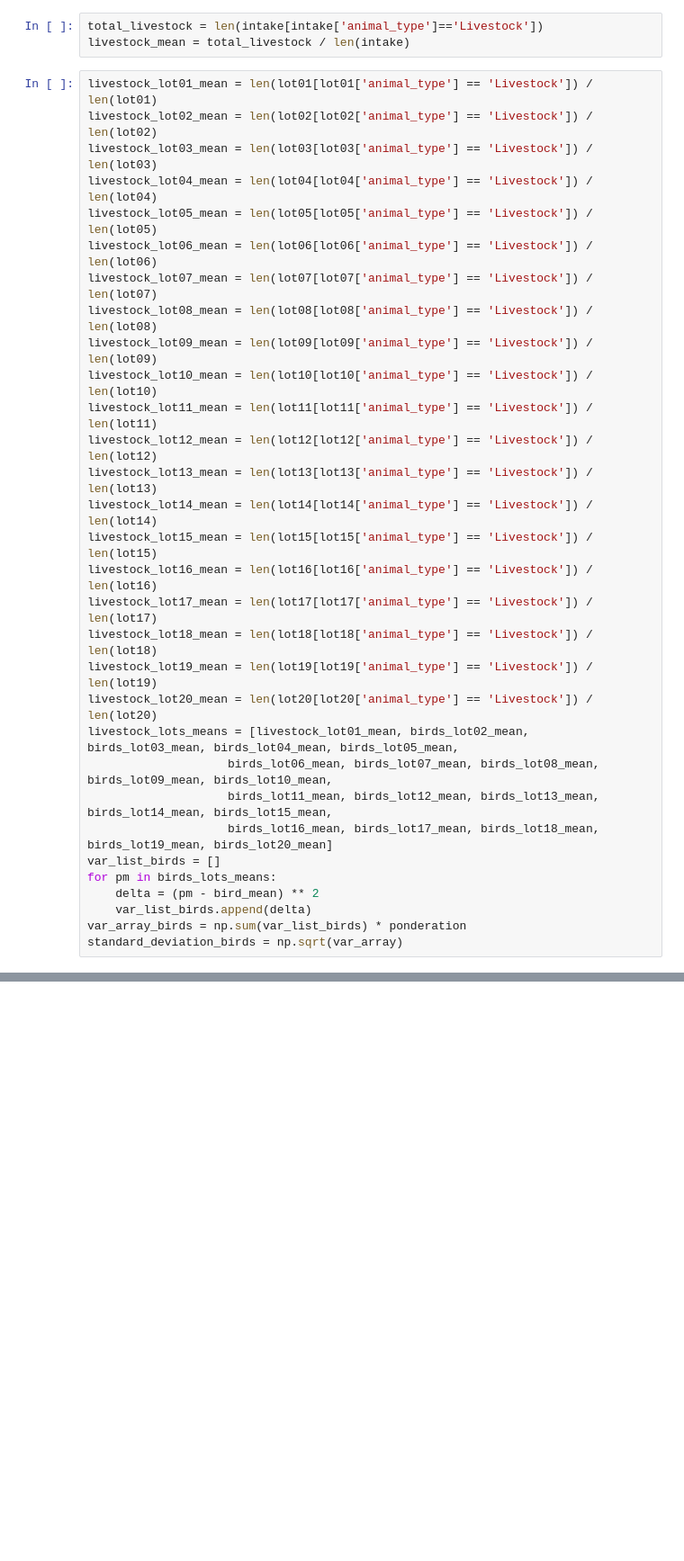
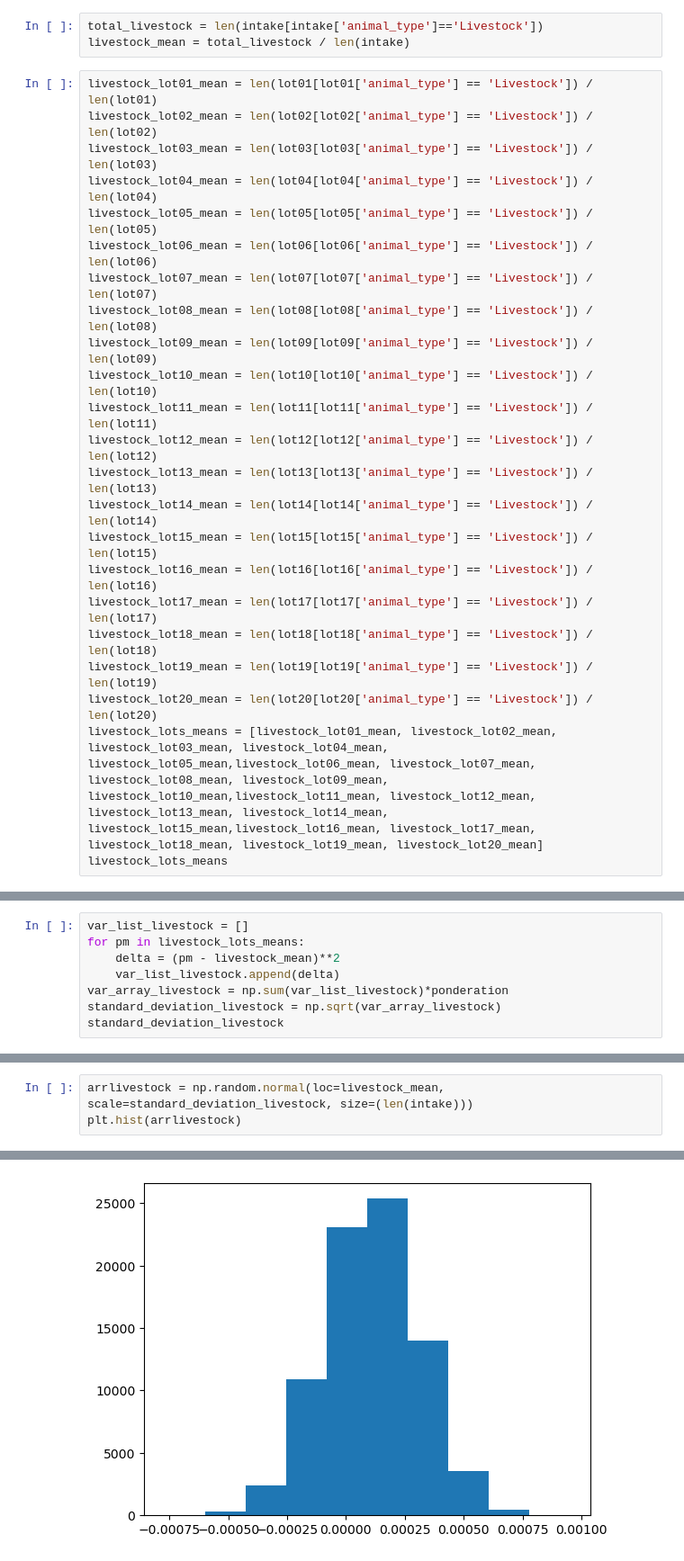
Before and after one commit to 3Grey6Jedi9/Data-Analysis-Project-05, a Jupyter notebook: Pet Shelter Analysis.ipynb, the cells around one changed output, grey strips where cells are left out. Shown at 90% size. Cells and saved outputs as stored; diff of their text form; blank space fills up the shorter version.

```diff
--- a/Pet Shelter Analysis.ipynb
+++ b/Pet Shelter Analysis.ipynb
@@ -446,13 +446,5 @@ livestock_lot17_mean = len(lot17[lot17['animal_type'] == 'Livestock']) / len(lot
 livestock_lot18_mean = len(lot18[lot18['animal_type'] == 'Livestock']) / len(lot18)
 livestock_lot19_mean = len(lot19[lot19['animal_type'] == 'Livestock']) / len(lot19)
 livestock_lot20_mean = len(lot20[lot20['animal_type'] == 'Livestock']) / len(lot20)
-livestock_lots_means = [livestock_lot01_mean, birds_lot02_mean, birds_lot03_mean, birds_lot04_mean, birds_lot05_mean,
-                    birds_lot06_mean, birds_lot07_mean, birds_lot08_mean, birds_lot09_mean, birds_lot10_mean,
-                    birds_lot11_mean, birds_lot12_mean, birds_lot13_mean, birds_lot14_mean, birds_lot15_mean,
-                    birds_lot16_mean, birds_lot17_mean, birds_lot18_mean, birds_lot19_mean, birds_lot20_mean]
-var_list_birds = []
-for pm in birds_lots_means:
-    delta = (pm - bird_mean) ** 2
-    var_list_birds.append(delta)
-var_array_birds = np.sum(var_list_birds) * ponderation
-standard_deviation_birds = np.sqrt(var_array)
+livestock_lots_means = [livestock_lot01_mean, livestock_lot02_mean, livestock_lot03_mean, livestock_lot04_mean, livestock_lot05_mean,livestock_lot06_mean, livestock_lot07_mean, livestock_lot08_mean, livestock_lot09_mean, livestock_lot10_mean,livestock_lot11_mean, livestock_lot12_mean, livestock_lot13_mean, livestock_lot14_mean, livestock_lot15_mean,livestock_lot16_mean, livestock_lot17_mean, livestock_lot18_mean, livestock_lot19_mean, livestock_lot20_mean]
+livestock_lots_means
@@ -458,0 +472,8 @@ standard_deviation_birds = np.sqrt(var_array)
+# %%
+var_list_livestock = []
+for pm in livestock_lots_means:
+    delta = (pm - livestock_mean)**2
+    var_list_livestock.append(delta)
+var_array_livestock = np.sum(var_list_livestock)*ponderation
+standard_deviation_livestock = np.sqrt(var_array_livestock)
+standard_deviation_livestock
@@ -458,0 +482,4 @@ standard_deviation_birds = np.sqrt(var_array)
+# %%
+arrlivestock = np.random.normal(loc=livestock_mean, scale=standard_deviation_livestock, size=(len(intake)))
+plt.hist(arrlivestock)
+# %% [output]
@@ -458,0 +492 @@ standard_deviation_birds = np.sqrt(var_array)
+[figure, added]
```
Also changed, not shown: parts of 3 cells of this notebook.
